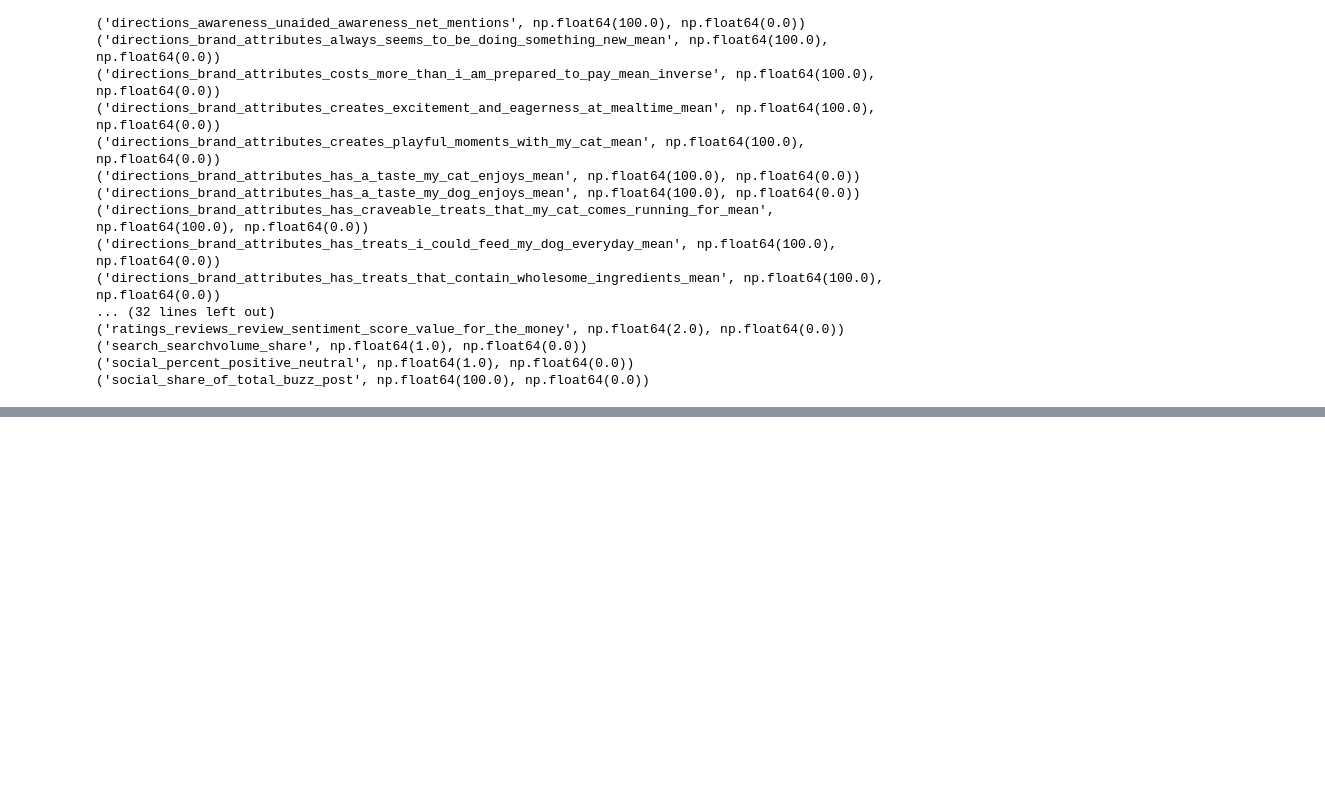
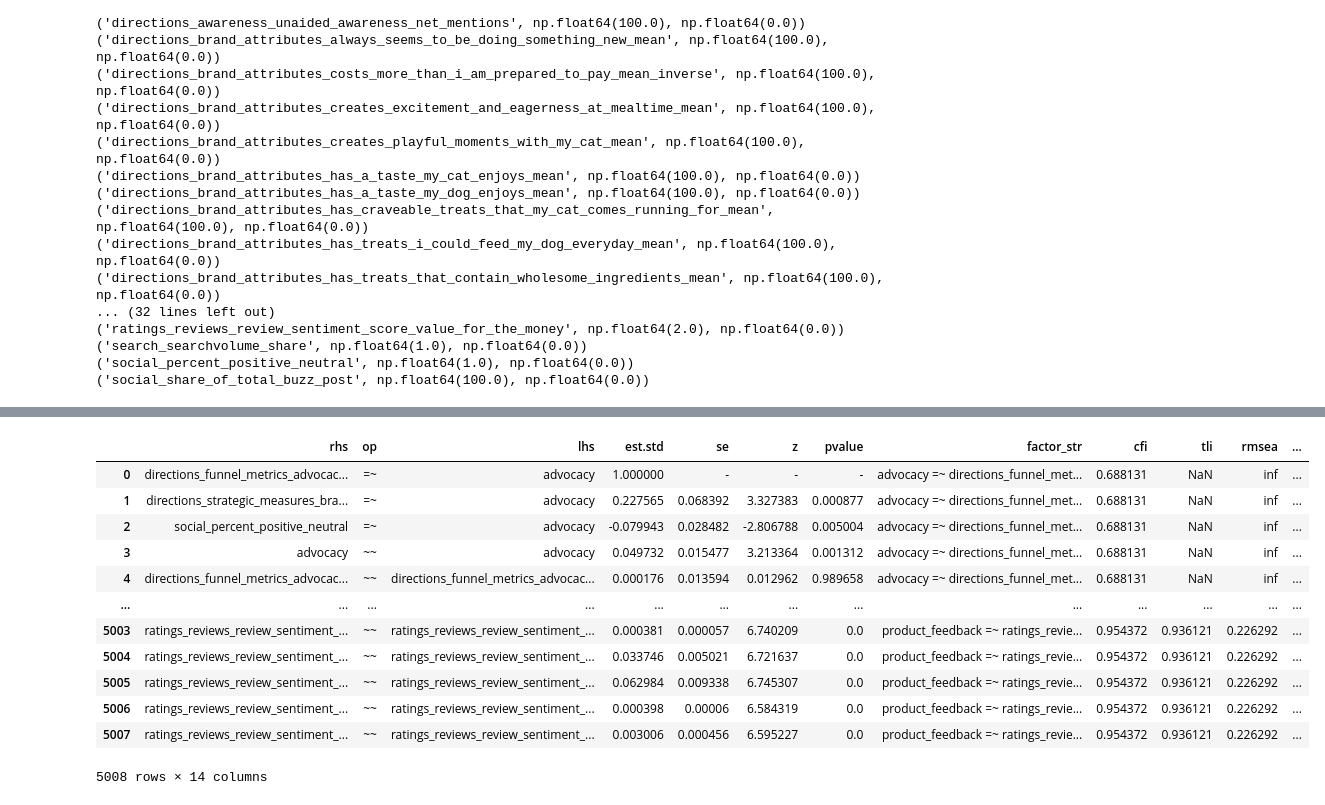
Before and after one commit to vks-varma/brandhub-capability, a Jupyter notebook: src/BHC_Capability/rough_book.ipynb, the cells around one changed output, grey strips where cells are left out. Drawn from its saved outputs; the diff is of its cells as text; code cells hidden in the pictures; blank space fills up the shorter version.

```diff
--- a/src/BHC_Capability/rough_book.ipynb
+++ b/src/BHC_Capability/rough_book.ipynb
@@ -332,0 +430,6 @@ scaled_data = scale_metrics(no_null_imputed_data, idv_list, config)
+# %%
+fit_cfa_df = cfa_py(factor_str, cfa_data_filtered).dropna(subset = ['op'])
+for i, x in enumerate(config['data_prep_group_var']):
+    fit_cfa_df[x] = group_value_tuple[i]
+
+fit_cfa_df
@@ -332,0 +483,40 @@ scaled_data = scale_metrics(no_null_imputed_data, idv_list, config)
+# %%
+def perform_cfa_analysis(scaled_data, idv_list, config, cfa_py):
+    """
+    Performs CFA analysis across multiple groups, equity pillars, and samples.
+    """
+    group_list = [config['date_column']] + config['data_prep_group_var']
+    final_results = []  # To store results from all groups and equity pillars
+    pillar_idv_dict = idv_list.groupby('equity_pillar')['idv'].apply(list).to_dict()
+    for group, group_df in scaled_data.groupby(['brand', 'category']):
+
+        # Pivot the data
+        cfa_data = group_df.pivot(index=group_list, columns='metric', values='value').reset_index()
+        group_value_tuple = group  # Capture group values for column assignment
+
+        for pillar in pillar_idv_dict.keys():
+            # Filter columns available for the current pillar
+            col_available = [col for col in cfa_data if col in pillar_idv_dict[pillar]]
+
+            if col_available:  # Proceed only if there are relevant columns
+                # Filter data for CFA
+                cfa_data_filtered = cfa_data[col_available]
+
+                # Create factor string
+                factor_str = f"{pillar} =~ " + " + ".join(col_available)
+
+                # Process CFA samples and collect results
+                results = process_cfa_samples(
+                    cfa_py=cfa_py,
+                    factor_str=factor_str,
+                    cfa_data_filtered=cfa_data_filtered,
+                    config=config,
+                    group_tuple=group_value_tuple
+                )
+                final_results.append(results)
+
+    # Concatenate all results from all groups and pillars
+    return pd.concat(final_results, ignore_index=True)
+# %%
+perform_cfa_analysis(scaled_data, idv_list, config, cfa_py)
+# %% [output]
@@ -332,0 +536,13 @@ scaled_data = scale_metrics(no_null_imputed_data, idv_list, config)
+|  | rhs | op | lhs | est.std | se | z | pvalue | factor_str | cfi | tli | rmsea | ... |
+| 0 | directions_funnel_metrics_advocac... | =~ | advocacy | 1.000000 | - | - | - | advocacy =~ directions_funnel_met... | 0.688131 | NaN | inf | ... |
+| 1 | directions_strategic_measures_bra... | =~ | advocacy | 0.227565 | 0.068392 | 3.327383 | 0.000877 | advocacy =~ directions_funnel_met... | 0.688131 | NaN | inf | ... |
+| 2 | social_percent_positive_neutral | =~ | advocacy | -0.079943 | 0.028482 | -2.806788 | 0.005004 | advocacy =~ directions_funnel_met... | 0.688131 | NaN | inf | ... |
+| 3 | advocacy | ~~ | advocacy | 0.049732 | 0.015477 | 3.213364 | 0.001312 | advocacy =~ directions_funnel_met... | 0.688131 | NaN | inf | ... |
+| 4 | directions_funnel_metrics_advocac... | ~~ | directions_funnel_metrics_advocac... | 0.000176 | 0.013594 | 0.012962 | 0.989658 | advocacy =~ directions_funnel_met... | 0.688131 | NaN | inf | ... |
+| ... | ... | ... | ... | ... | ... | ... | ... | ... | ... | ... | ... | ... |
+| 5003 | ratings_reviews_review_sentiment_... | ~~ | ratings_reviews_review_sentiment_... | 0.000381 | 0.000057 | 6.740209 | 0.0 | product_feedback =~ ratings_revie... | 0.954372 | 0.936121 | 0.226292 | ... |
+| 5004 | ratings_reviews_review_sentiment_... | ~~ | ratings_reviews_review_sentiment_... | 0.033746 | 0.005021 | 6.721637 | 0.0 | product_feedback =~ ratings_revie... | 0.954372 | 0.936121 | 0.226292 | ... |
+| 5005 | ratings_reviews_review_sentiment_... | ~~ | ratings_reviews_review_sentiment_... | 0.062984 | 0.009338 | 6.745307 | 0.0 | product_feedback =~ ratings_revie... | 0.954372 | 0.936121 | 0.226292 | ... |
+| 5006 | ratings_reviews_review_sentiment_... | ~~ | ratings_reviews_review_sentiment_... | 0.000398 | 0.00006 | 6.584319 | 0.0 | product_feedback =~ ratings_revie... | 0.954372 | 0.936121 | 0.226292 | ... |
+| 5007 | ratings_reviews_review_sentiment_... | ~~ | ratings_reviews_review_sentiment_... | 0.003006 | 0.000456 | 6.595227 | 0.0 | product_feedback =~ ratings_revie... | 0.954372 | 0.936121 | 0.226292 | ... |
+5008 rows × 14 columns
```
Also changed, not shown: parts of 12 cells of this notebook, 1 other file.
